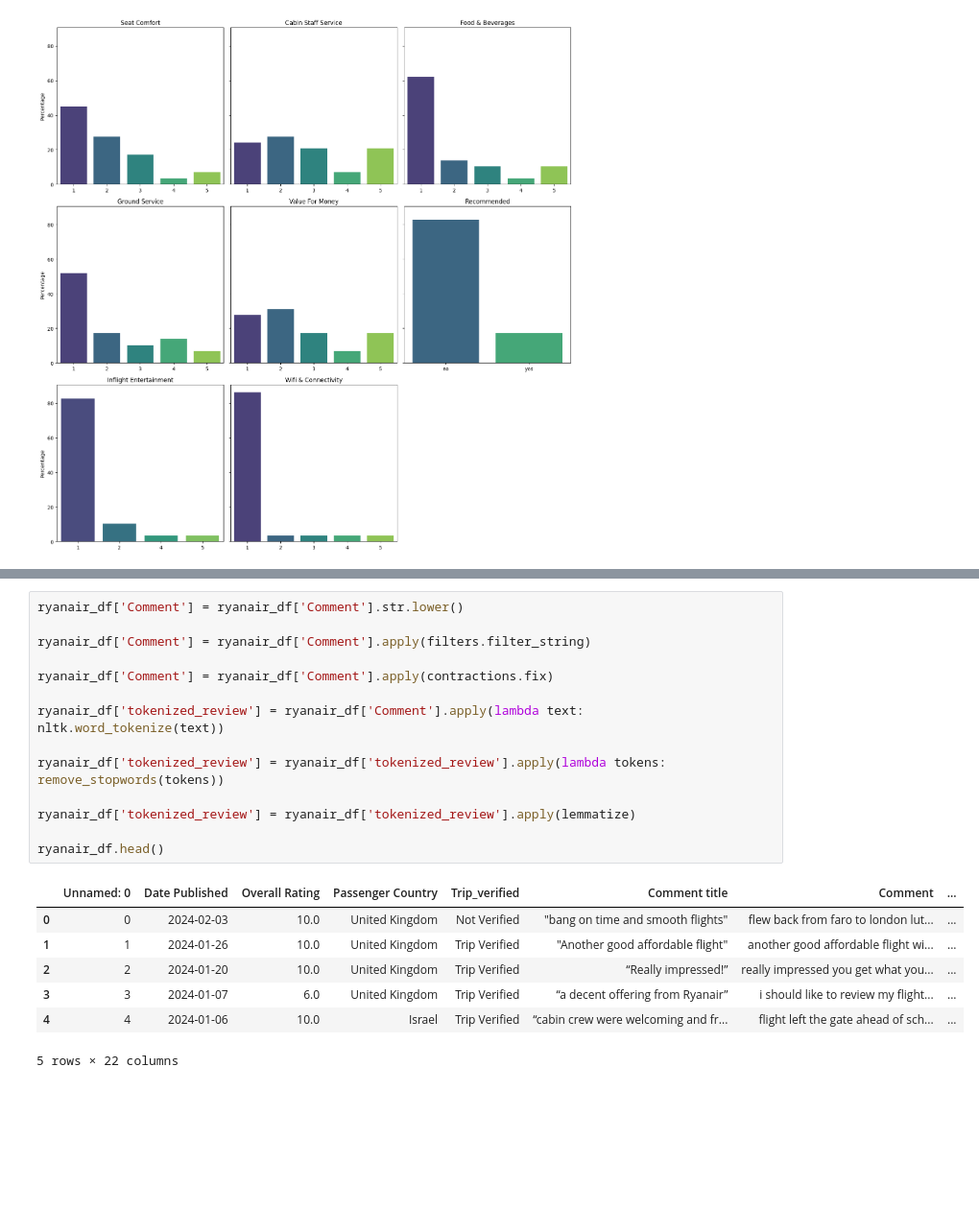
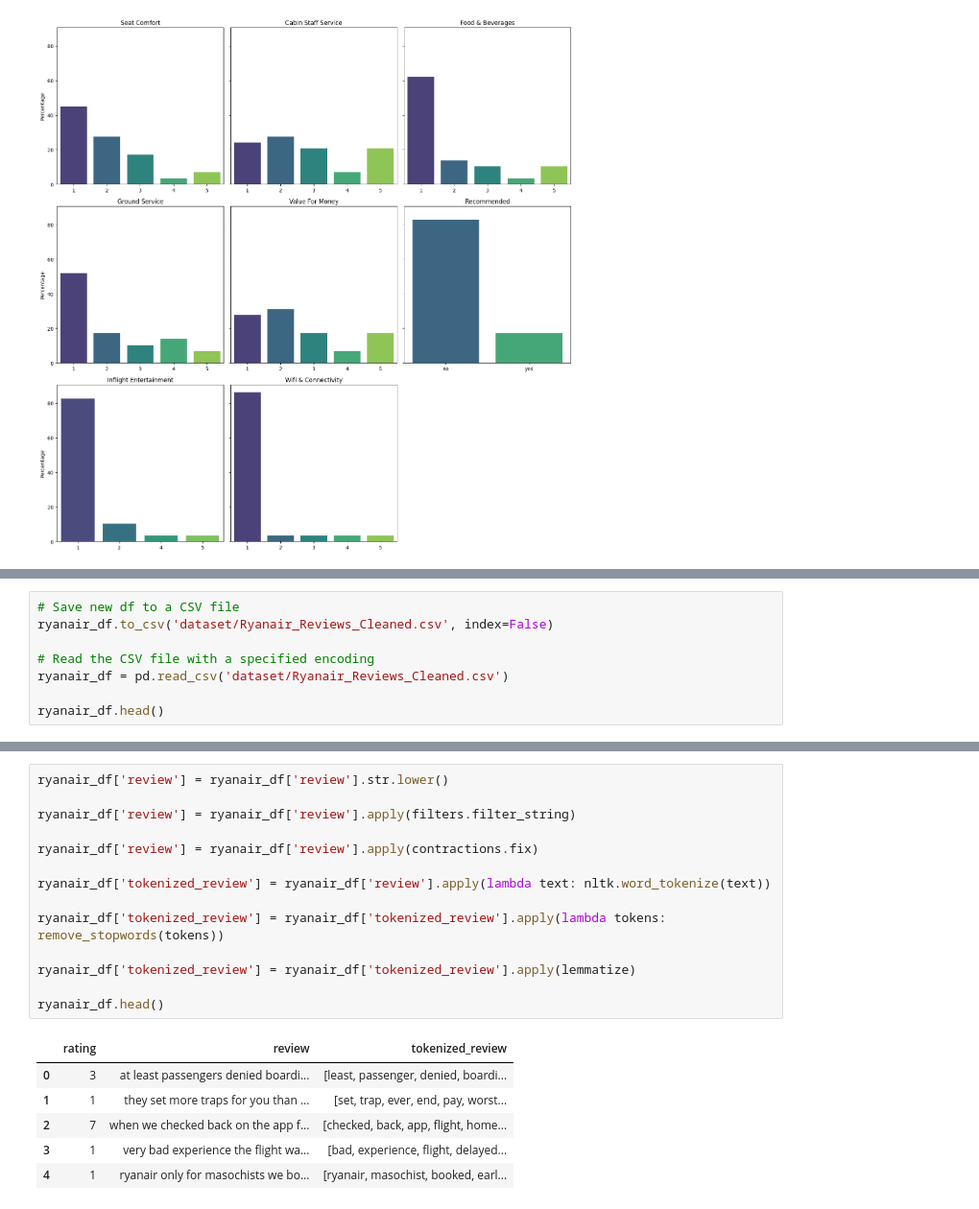
Before and after one commit to Gwme13/Business-project, a Jupyter notebook: Project.ipynb, the cells around one changed output, grey strips where cells are left out. Shown at 96% size. Saved outputs shown, nothing was run; the diff lists cells and outputs as text; blank space fills up the shorter version.

```diff
--- a/Project.ipynb
+++ b/Project.ipynb
@@ -993,0 +1014,8 @@ Passing `palette` without assigning `hue` is deprecated and will be removed in v
+# %%
+# Save new df to a CSV file
+ryanair_df.to_csv('dataset/Ryanair_Reviews_Cleaned.csv', index=False)
+
+# Read the CSV file with a specified encoding
+ryanair_df = pd.read_csv('dataset/Ryanair_Reviews_Cleaned.csv')
+
+ryanair_df.head()
@@ -994,25 +1029,24 @@ Passing `palette` without assigning `hue` is deprecated and will be removed in v
 # %%
-ryanair_df['Comment'] = ryanair_df['Comment'].str.lower()
+ryanair_df['review'] = ryanair_df['review'].str.lower()
 
-ryanair_df['Comment'] = ryanair_df['Comment'].apply(filters.filter_string)
+ryanair_df['review'] = ryanair_df['review'].apply(filters.filter_string)
 
-ryanair_df['Comment'] = ryanair_df['Comment'].apply(contractions.fix)
+ryanair_df['review'] = ryanair_df['review'].apply(contractions.fix)
 
-ryanair_df['tokenized_review'] = ryanair_df['Comment'].apply(lambda text: nltk.word_tokenize(text))
+ryanair_df['tokenized_review'] = ryanair_df['review'].apply(lambda text: nltk.word_tokenize(text))
 
 ryanair_df['tokenized_review'] = ryanair_df['tokenized_review'].apply(lambda tokens: remove_stopwords(tokens))
 
 ryanair_df['tokenized_review'] = ryanair_df['tokenized_review'].apply(lemmatize)
 
 ryanair_df.head()
 # %% [output]
-|  | Unnamed: 0 | Date Published | Overall Rating | Passenger Country | Trip_verified | Comment title | Comment | ... |
-| 0 | 0 | 2024-02-03 | 10.0 | United Kingdom | Not Verified | "bang on time and smooth flights" | flew back from faro to london lut... | ... |
-| 1 | 1 | 2024-01-26 | 10.0 | United Kingdom | Trip Verified | "Another good affordable flight" | another good affordable flight wi... | ... |
-| 2 | 2 | 2024-01-20 | 10.0 | United Kingdom | Trip Verified | “Really impressed!” | really impressed you get what you... | ... |
-| 3 | 3 | 2024-01-07 | 6.0 | United Kingdom | Trip Verified | “a decent offering from Ryanair” | i should like to review my flight... | ... |
-| 4 | 4 | 2024-01-06 | 10.0 | Israel | Trip Verified | “cabin crew were welcoming and fr... | flight left the gate ahead of sch... | ... |
+|  | rating | review | tokenized_review |
+| 0 | 3 | at least passengers denied boardi... | [least, passenger, denied, boardi... |
+| 1 | 1 | they set more traps for you than ... | [set, trap, ever, end, pay, worst... |
+| 2 | 7 | when we checked back on the app f... | [checked, back, app, flight, home... |
+| 3 | 1 | very bad experience the flight wa... | [bad, experience, flight, delayed... |
+| 4 | 1 | ryanair only for masochists we bo... | [ryanair, masochist, booked, earl... |
-5 rows × 22 columns
 # %%
 # Plot the wordcloud
 plot_wordcloud(' '.join(ryanair_df['tokenized_review'].apply(lambda tokens: ' '.join(tokens))))
```
Also changed, not shown: parts of 11 cells of this notebook, 3 other files.
